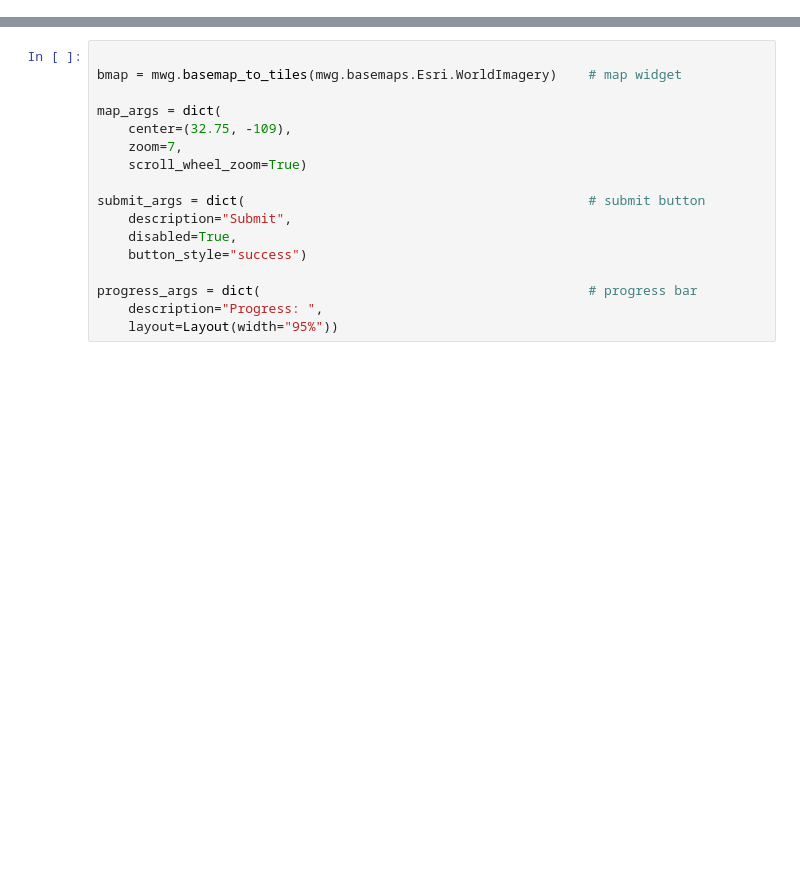
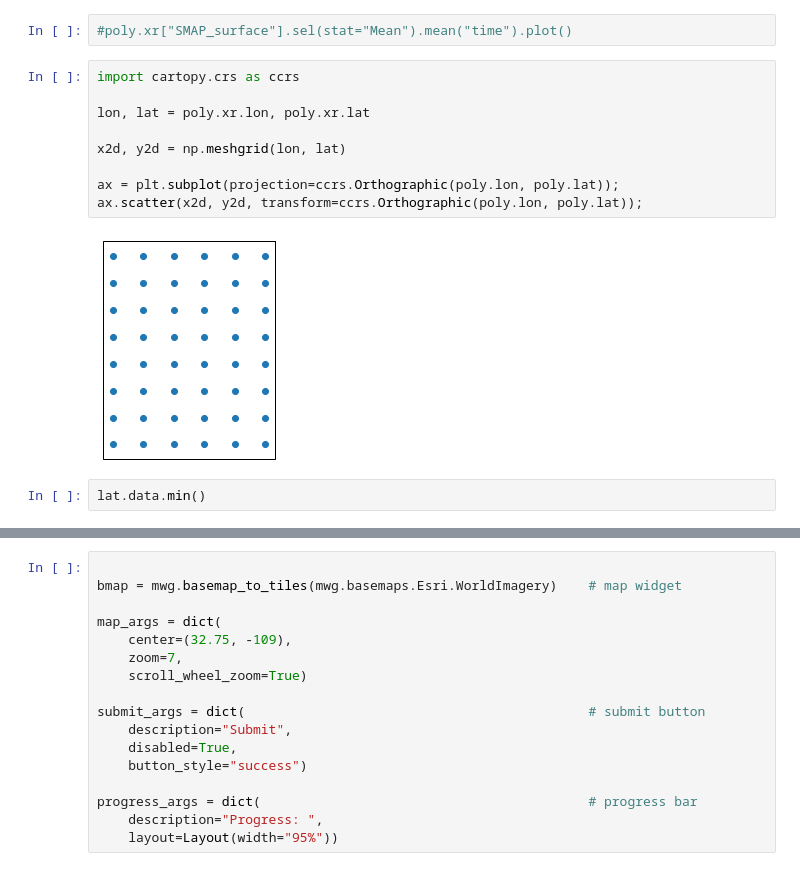
Before and after one commit to jjmcnelis/nasa_usfs_workshop, a Jupyter notebook: day3-tutorial-ncrs.ipynb, the cells around one changed output, grey strips where cells are left out. Drawn from its saved outputs; the diff is of its cells as text; blank space fills up the shorter version.

```diff
--- a/day3-tutorial-ncrs.ipynb
+++ b/day3-tutorial-ncrs.ipynb
@@ -264,0 +444,15 @@ self.selected = None
+# %%
+#poly.xr["SMAP_surface"].sel(stat="Mean").mean("time").plot()
+# %%
+import cartopy.crs as ccrs
+
+lon, lat = poly.xr.lon, poly.xr.lat
+
+x2d, y2d = np.meshgrid(lon, lat)
+
+ax = plt.subplot(projection=ccrs.Orthographic(poly.lon, poly.lat));
+ax.scatter(x2d, y2d, transform=ccrs.Orthographic(poly.lon, poly.lat));
+# %% [output]
+[figure, added]
+# %%
+lat.data.min()
```
Also changed, not shown: parts of 44 cells of this notebook, 1 other file.
